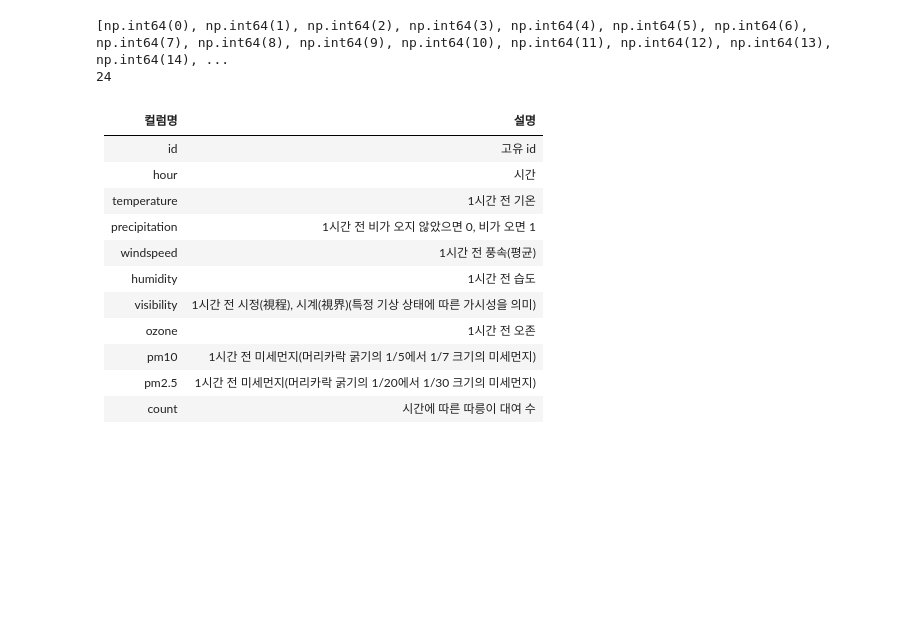
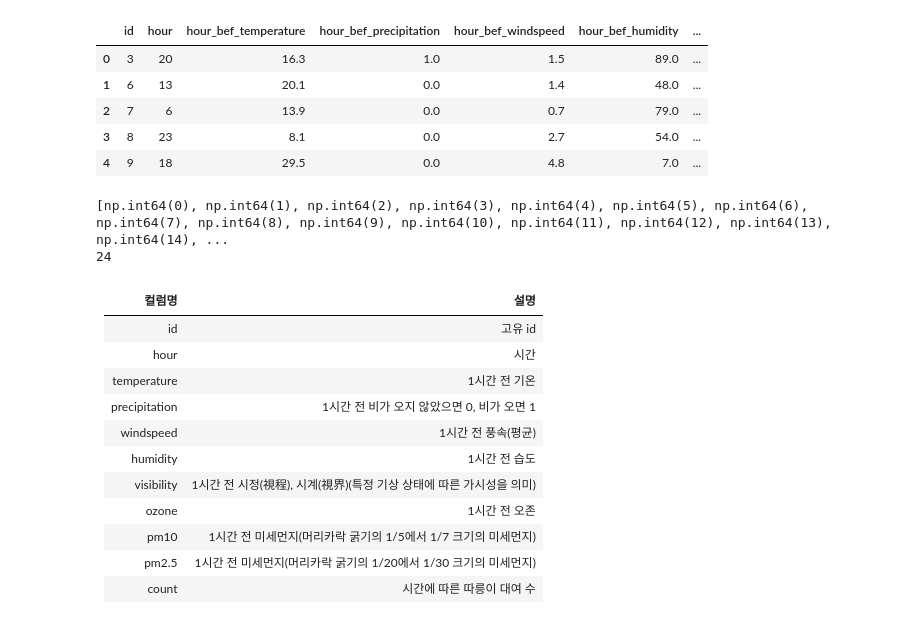
Before and after one commit to amadda0616-hash/sklearn-est15th, a Jupyter notebook: seoulBike/데이터분석.ipynb, the cells around one changed output. Drawn from its saved outputs; the diff is of its cells as text; code cells hidden in the pictures; blank space fills up the shorter version.

```diff
--- a/seoulBike/데이터분석.ipynb
+++ b/seoulBike/데이터분석.ipynb
@@ -10,6 +10,17 @@ HOME = os.getcwd()
 
 trainPath = os.path.join(HOME,'data','train.csv')
 testPath  = os.path.join(HOME,'data','test.csv')
+# %%
+train_df = pd.read_csv(trainPath)
+test_df = pd.read_csv(testPath)
+train_df.head()
+# %% [output]
+|  | id | hour | hour_bef_temperature | hour_bef_precipitation | hour_bef_windspeed | hour_bef_humidity | ... |
+| 0 | 3 | 20 | 16.3 | 1.0 | 1.5 | 89.0 | ... |
+| 1 | 6 | 13 | 20.1 | 0.0 | 1.4 | 48.0 | ... |
+| 2 | 7 | 6 | 13.9 | 0.0 | 0.7 | 79.0 | ... |
+| 3 | 8 | 23 | 8.1 | 0.0 | 2.7 | 54.0 | ... |
+| 4 | 9 | 18 | 29.5 | 0.0 | 4.8 | 7.0 | ... |
 # %%
 #train_df['hour'].unique()
 sorted_hours = sorted(train_df['hour'].unique())
```
Also changed, not shown: parts of 8 cells of this notebook, 1 other file.
